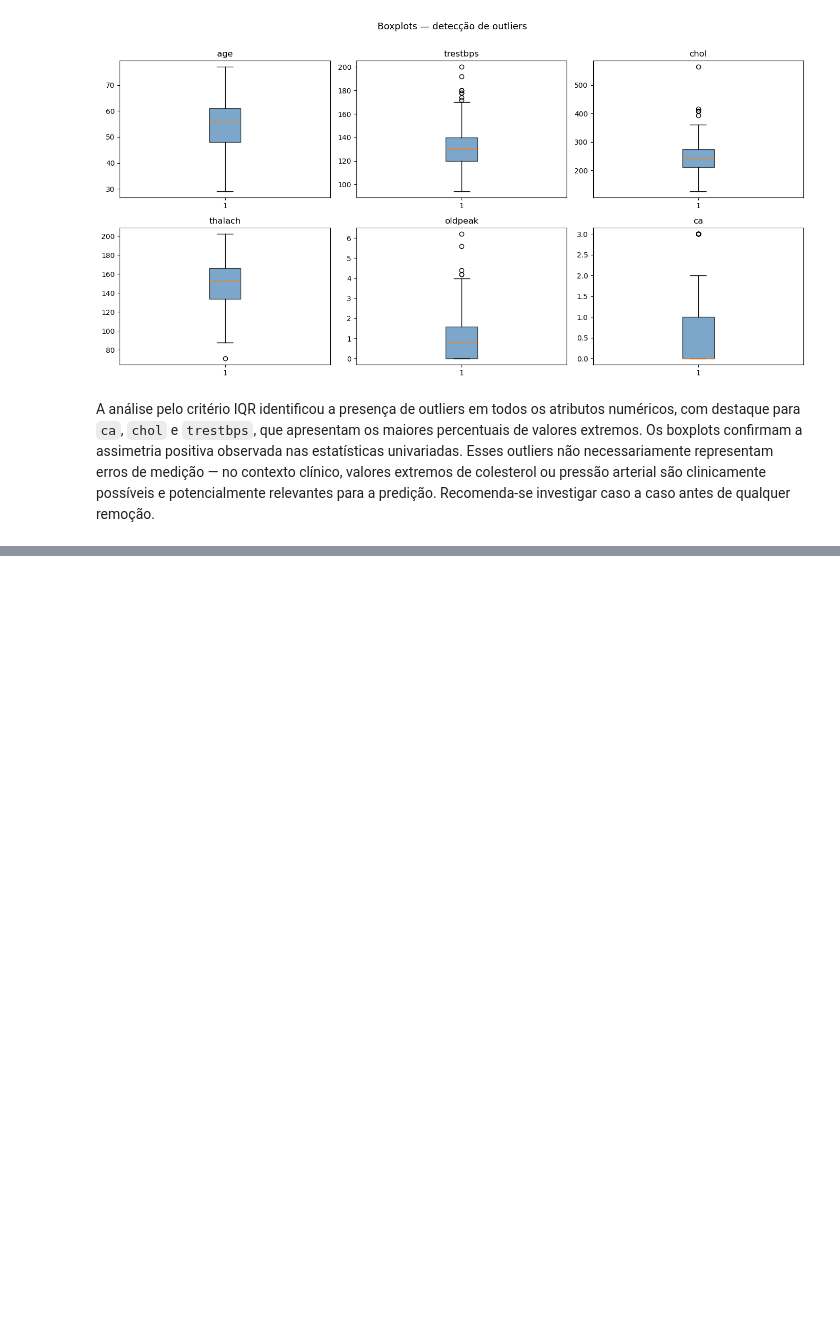
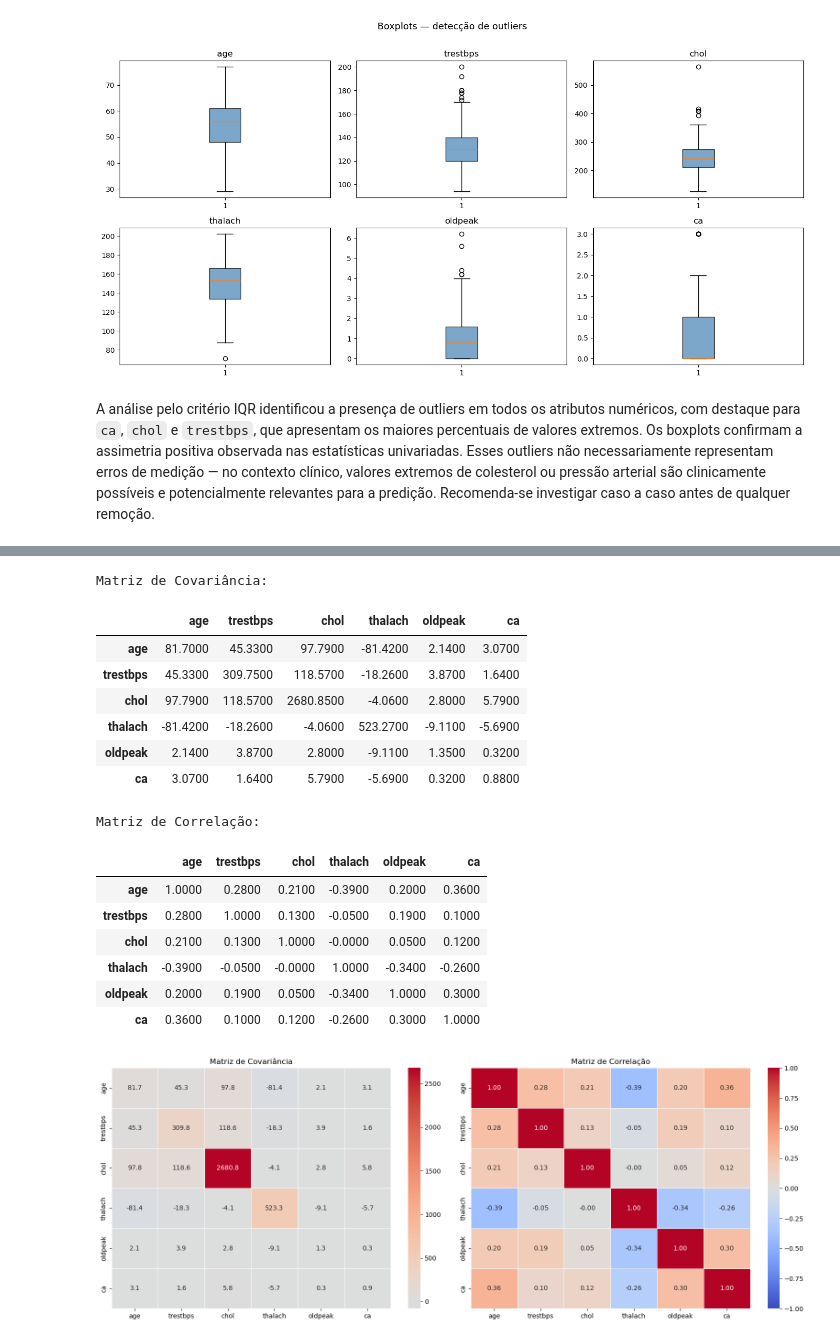
Before and after one commit to hugosrc/iam_20261_a1, a Jupyter notebook: AVA01_IAM_20261_AndreNeves_HugoSouza.ipynb, the cells around one changed output, grey strips where cells are left out. Saved outputs shown, nothing was run; the diff lists cells and outputs as text; code cells hidden in the pictures; blank space fills up the shorter version.

Commit message:
Adiciona seção de covariância e correlação

```diff
--- a/AVA01_IAM_20261_AndreNeves_HugoSouza.ipynb
+++ b/AVA01_IAM_20261_AndreNeves_HugoSouza.ipynb
@@ -390,0 +399,45 @@ A análise pelo critério IQR identificou a presença de outliers em todos os at
+# %%
+import matplotlib.pyplot as plt
+import seaborn as sns
+
+numerical_cols = ['age', 'trestbps', 'chol', 'thalach', 'oldpeak', 'ca']
+
+cov  = X[numerical_cols].cov()
+corr = X[numerical_cols].corr()
+
+print("Matriz de Covariância:")
+display(cov.round(2))
+
+print("\nMatriz de Correlação:")
+display(corr.round(2))
+
+fig, axes = plt.subplots(1, 2, figsize=(16, 6))
+
+sns.heatmap(cov, annot=True, fmt='.1f', cmap='coolwarm',
+            center=0, ax=axes[0], linewidths=0.5)
+axes[0].set_title('Matriz de Covariância')
+
+sns.heatmap(corr, annot=True, fmt='.2f', cmap='coolwarm',
+            center=0, vmin=-1, vmax=1, ax=axes[1], linewidths=0.5)
+axes[1].set_title('Matriz de Correlação')
+
+plt.tight_layout()
+plt.show()
+# %% [output]
+Matriz de Covariância:
+|  | age | trestbps | chol | thalach | oldpeak | ca |
+| age | 81.7000 | 45.3300 | 97.7900 | -81.4200 | 2.1400 | 3.0700 |
+| trestbps | 45.3300 | 309.7500 | 118.5700 | -18.2600 | 3.8700 | 1.6400 |
+| chol | 97.7900 | 118.5700 | 2680.8500 | -4.0600 | 2.8000 | 5.7900 |
+| thalach | -81.4200 | -18.2600 | -4.0600 | 523.2700 | -9.1100 | -5.6900 |
+| oldpeak | 2.1400 | 3.8700 | 2.8000 | -9.1100 | 1.3500 | 0.3200 |
+| ca | 3.0700 | 1.6400 | 5.7900 | -5.6900 | 0.3200 | 0.8800 |
+Matriz de Correlação:
+|  | age | trestbps | chol | thalach | oldpeak | ca |
+| age | 1.0000 | 0.2800 | 0.2100 | -0.3900 | 0.2000 | 0.3600 |
+| trestbps | 0.2800 | 1.0000 | 0.1300 | -0.0500 | 0.1900 | 0.1000 |
+| chol | 0.2100 | 0.1300 | 1.0000 | -0.0000 | 0.0500 | 0.1200 |
+| thalach | -0.3900 | -0.0500 | -0.0000 | 1.0000 | -0.3400 | -0.2600 |
+| oldpeak | 0.2000 | 0.1900 | 0.0500 | -0.3400 | 1.0000 | 0.3000 |
+| ca | 0.3600 | 0.1000 | 0.1200 | -0.2600 | 0.3000 | 1.0000 |
+[figure, added]
```
Also changed, not shown: parts of 2 cells of this notebook.
